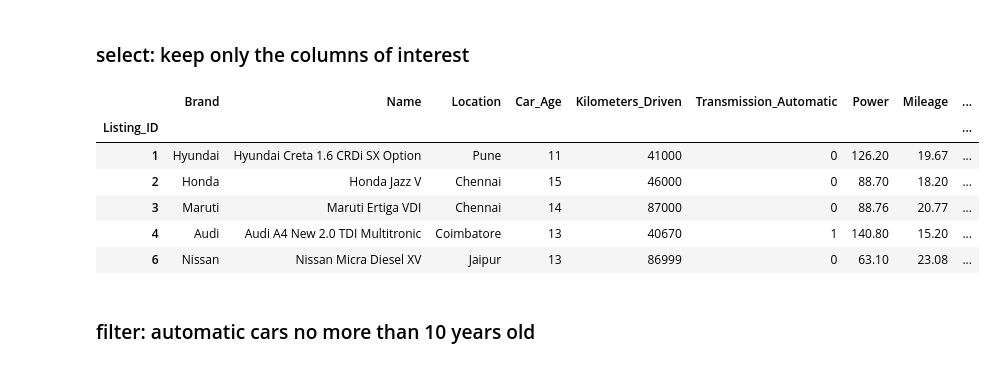
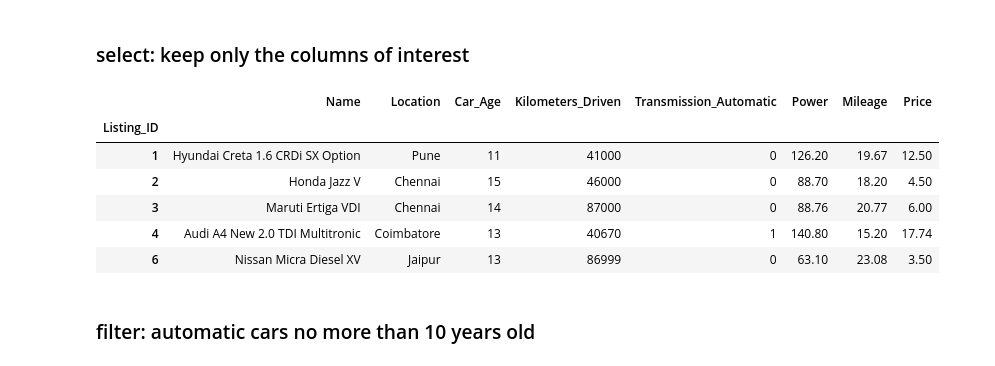
Before and after one commit to philpos1/Assignment-2, a Jupyter notebook: Q1_Used_Cars/notebooks/Q1_Used_Cars_Data_Prep.ipynb, the cells around one changed output. Saved outputs shown, nothing was run; the diff lists cells and outputs as text; code cells hidden in the pictures.

```diff
--- a/Q1_Used_Cars/notebooks/Q1_Used_Cars_Data_Prep.ipynb
+++ b/Q1_Used_Cars/notebooks/Q1_Used_Cars_Data_Prep.ipynb
@@ -315,12 +259,6 @@ CURRENT_YEAR = 2026  # fixed (not date.today()) so the results are the same when
 print("Current year used:", CURRENT_YEAR)
 
 df_encoded["Car_Age"] = CURRENT_YEAR - df_encoded["Year"]
-
-df_encoded["Brand"] = (
-    df_encoded["Name"].str.split().str[0]
-    .replace({"Land": "Land Rover", "ISUZU": "Isuzu"})
-)
-
-df_encoded[["Name", "Brand", "Year", "Car_Age", "Price"]].head()
+df_encoded[["Name", "Year", "Car_Age", "Price"]].head()
 # %% [output]
 Current year used: 2026
@@ -357,17 +283,17 @@ plt.show()
 # %% [markdown]
 ### select: keep only the columns of interest
 # %%
-selected = df_encoded[["Brand", "Name", "Location", "Car_Age", "Kilometers_Driven",
+selected = df_encoded[["Name", "Location", "Car_Age", "Kilometers_Driven",
                        "Transmission_Automatic", "Power", "Mileage", "Price"]]
 selected.head()
 # %% [output]
-|  | Brand | Name | Location | Car_Age | Kilometers_Driven | Transmission_Automatic | Power | Mileage | ... |
-| Listing_ID |  |  |  |  |  |  |  |  | ... |
-| 1 | Hyundai | Hyundai Creta 1.6 CRDi SX Option | Pune | 11 | 41000 | 0 | 126.20 | 19.67 | ... |
-| 2 | Honda | Honda Jazz V | Chennai | 15 | 46000 | 0 | 88.70 | 18.20 | ... |
-| 3 | Maruti | Maruti Ertiga VDI | Chennai | 14 | 87000 | 0 | 88.76 | 20.77 | ... |
-| 4 | Audi | Audi A4 New 2.0 TDI Multitronic | Coimbatore | 13 | 40670 | 1 | 140.80 | 15.20 | ... |
-| 6 | Nissan | Nissan Micra Diesel XV | Jaipur | 13 | 86999 | 0 | 63.10 | 23.08 | ... |
+|  | Name | Location | Car_Age | Kilometers_Driven | Transmission_Automatic | Power | Mileage | Price |
+| Listing_ID |  |  |  |  |  |  |  |  |
+| 1 | Hyundai Creta 1.6 CRDi SX Option | Pune | 11 | 41000 | 0 | 126.20 | 19.67 | 12.50 |
+| 2 | Honda Jazz V | Chennai | 15 | 46000 | 0 | 88.70 | 18.20 | 4.50 |
+| 3 | Maruti Ertiga VDI | Chennai | 14 | 87000 | 0 | 88.76 | 20.77 | 6.00 |
+| 4 | Audi A4 New 2.0 TDI Multitronic | Coimbatore | 13 | 40670 | 1 | 140.80 | 15.20 | 17.74 |
+| 6 | Nissan Micra Diesel XV | Jaipur | 13 | 86999 | 0 | 63.10 | 23.08 | 3.50 |
 # %% [markdown]
 ### filter: automatic cars no more than 10 years old
 # %%
```
Also changed, not shown: parts of 16 cells of this notebook, 3 other files.
